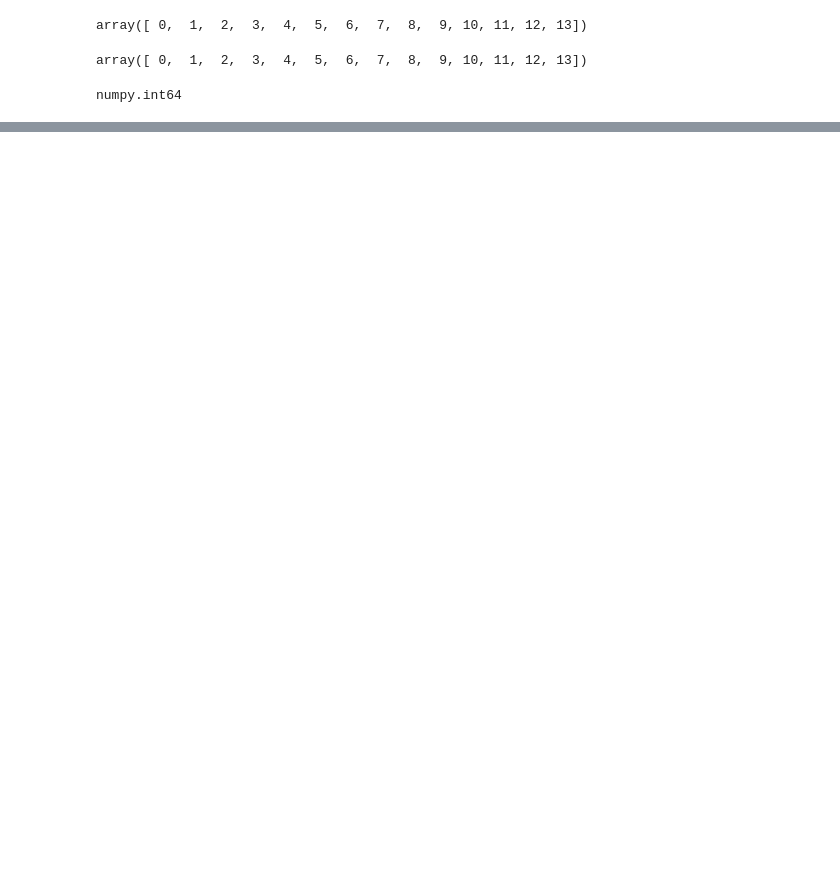
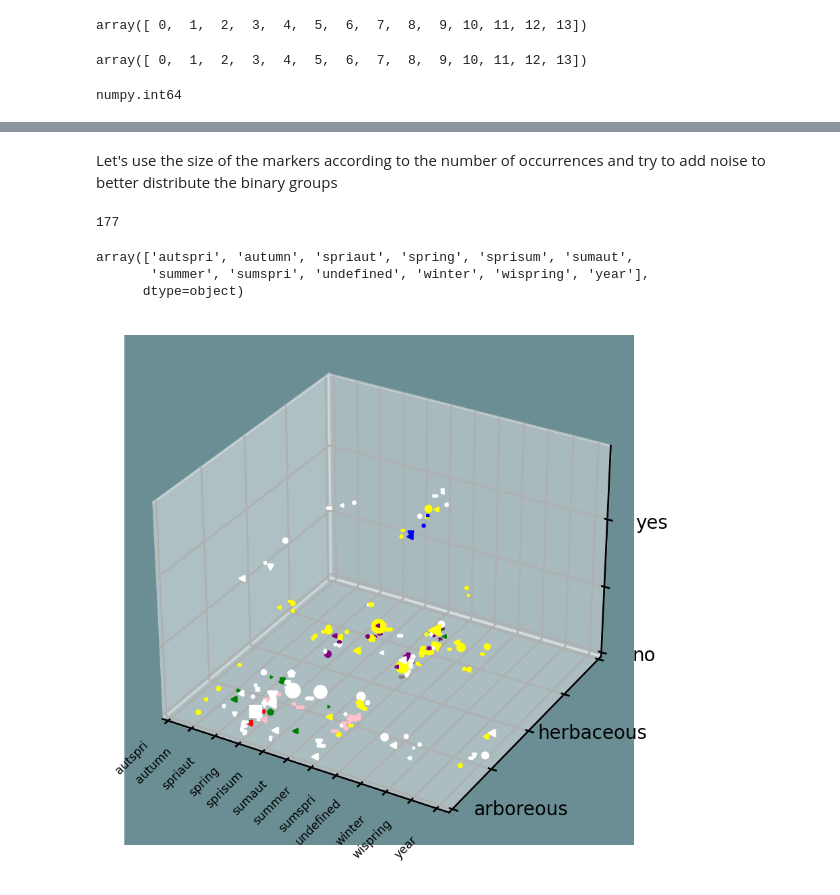
Before and after one commit to BeeNick/ML_Exercises, a Jupyter notebook: exercises-pollinators-datasets-exploration.ipynb, the cells around one changed output, grey strips where cells are left out. Saved outputs shown, nothing was run; the diff lists cells and outputs as text; code cells hidden in the pictures; blank space fills up the shorter version.

```diff
--- a/exercises-pollinators-datasets-exploration.ipynb
+++ b/exercises-pollinators-datasets-exploration.ipynb
@@ -761,0 +834,46 @@ mmm we should to add some noise to limitate points overlapping and maybe reshape
+# %% [markdown]
+Let's use the size of the markers according to the number of occurrences and try to add noise to better distribute the binary groups
+# %%
+GPD_dataset_subset2_0NaN_T_colour = GPD_dataset_subset2_0NaN_T.copy()
+GPD_dataset_subset2_0NaN_T_colour['colour'] = colours_list
+# %%
+len(GPD_dataset_subset2_0NaN_T_colour.value_counts())
+# %% [output]
+177
+# %%
+season_encoder.inverse_transform([0,1,2,3,4,5,6,7,8,9,10,11])
+# %% [output]
+array(['autspri', 'autumn', 'spriaut', 'spring', 'sprisum', 'sumaut',
+       'summer', 'sumspri', 'undefined', 'winter', 'wispring', 'year'],
+      dtype=object)
+# %%
+fig = plt.pyplot.figure(dpi = 250)
+ax = fig.add_subplot( projection = '3d')
+
+ax.set_xlim(0,450)
+ax.set_ylim(0,5)
+ax.set_zlim(0,3)
+x_label_positions = np.array([0,1,2,3,4,5,6,7,8,9,10,11])*40
+ax.set_xticks(x_label_positions.tolist())
+ax.set_xticklabels(season_encoder.inverse_transform([0,1,2,3,4,5,6,7,8,9,10,11]), \
+                   fontsize = 5, rotation = 45, ha="right", va="center")
+ax.set_yticks([0,1.5,3,4.5,6])
+ax.set_yticklabels(['', type_encoder.inverse_transform([0])[0], '',\
+                    type_encoder.inverse_transform([1])[0], ''], fontsize = 8)
+ax.set_zticks([0,1,2])
+ax.set_zticklabels([s_pollination_encoder.inverse_transform([0])[0], '',\
+                    s_pollination_encoder.inverse_transform([1])[0]], fontsize = 8)
+ax.set_facecolor('#6b8e95')
+
+for i, ind in enumerate(GPD_dataset_subset2_0NaN_T_colour.value_counts().index):
+    ax.scatter(xs = GPD_dataset_subset2_0NaN_T_colour.value_counts().index[i][1]*40 + random.randrange(0, 100)/50  , \
+               ys = GPD_dataset_subset2_0NaN_T_colour.value_counts().index[i][0]*3 + random.randrange(0, 100)/50 , \
+               zs = GPD_dataset_subset2_0NaN_T_colour.value_counts().index[i][2]*2 + random.randrange(0, 100)/300 , \
+               marker = GPD_dataset_subset2_0NaN_T_colour.value_counts().index[i][3],
+               c = GPD_dataset_subset2_0NaN_T_colour.value_counts().index[i][4],
+               sizes = [GPD_dataset_subset2_0NaN_T_colour.value_counts().iloc[i]] # markers dimension
+              )
+
+plt.pyplot.show()
+# %% [output]
+[figure, added]
```
Also changed, not shown: parts of 11 cells of this notebook, 1 other file.
